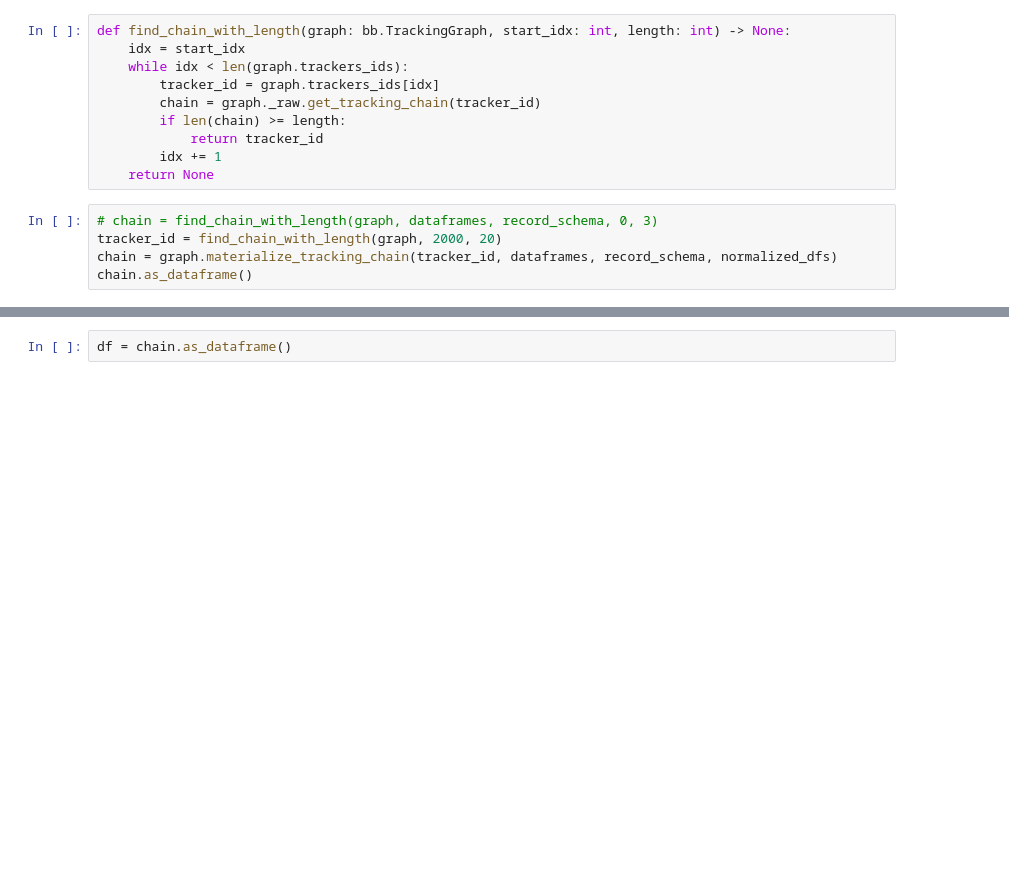
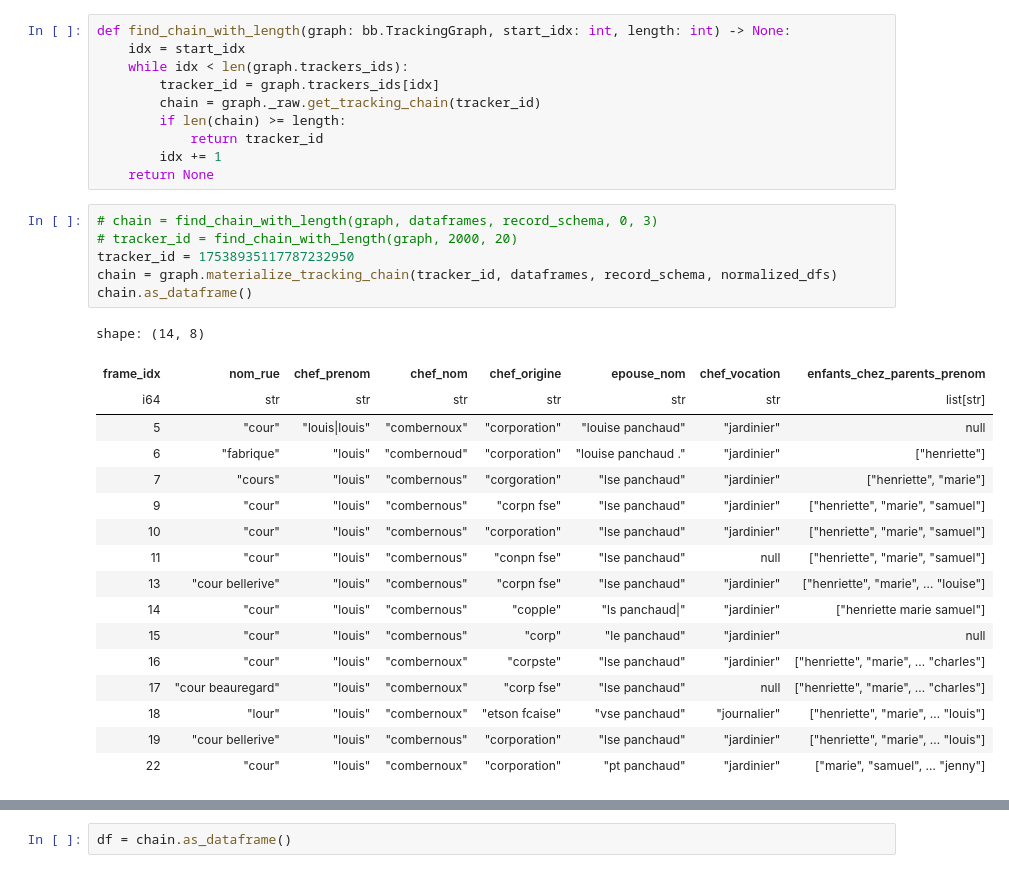
Before and after one commit to Plouc314/blitzbeaver, a Jupyter notebook: notebooks/test.ipynb, the cells around one changed output, grey strips where cells are left out. Saved outputs shown, nothing was run; the diff lists cells and outputs as text; blank space fills up the shorter version.

```diff
--- a/notebooks/test.ipynb
+++ b/notebooks/test.ipynb
@@ -248,8 +259,27 @@ def find_chain_with_length(graph: bb.TrackingGraph, start_idx: int, length: int)
     return None
 # %%
 # chain = find_chain_with_length(graph, dataframes, record_schema, 0, 3)
-tracker_id = find_chain_with_length(graph, 2000, 20)
+# tracker_id = find_chain_with_length(graph, 2000, 20)
+tracker_id = 17538935117787232950
 chain = graph.materialize_tracking_chain(tracker_id, dataframes, record_schema, normalized_dfs)
 chain.as_dataframe()
+# %% [output]
+shape: (14, 8)
+| frame_idx | nom_rue | chef_prenom | chef_nom | chef_origine | epouse_nom | chef_vocation | enfants_chez_parents_prenom |
+| i64 | str | str | str | str | str | str | list[str] |
+| 5 | "cour" | "louis|louis" | "combernoux" | "corporation" | "louise panchaud" | "jardinier" | null |
+| 6 | "fabrique" | "louis" | "combernoud" | "corporation" | "louise panchaud ." | "jardinier" | ["henriette"] |
+| 7 | "cours" | "louis" | "combernous" | "corgoration" | "lse panchaud" | "jardinier" | ["henriette", "marie"] |
+| 9 | "cour" | "louis" | "combernous" | "corpn fse" | "lse panchaud" | "jardinier" | ["henriette", "marie", "samuel"] |
+| 10 | "cour" | "louis" | "combernous" | "corporation" | "lse panchaud" | "jardinier" | ["henriette", "marie", "samuel"] |
+| 11 | "cour" | "louis" | "combernous" | "conpn fse" | "lse panchaud" | null | ["henriette", "marie", "samuel"] |
+| 13 | "cour bellerive" | "louis" | "combernous" | "corpn fse" | "lse panchaud" | "jardinier" | ["henriette", "marie", … "louise"] |
+| 14 | "cour" | "louis" | "combernous" | "copple" | "ls panchaud|" | "jardinier" | ["henriette marie samuel"] |
+| 15 | "cour" | "louis" | "combernous" | "corp" | "le panchaud" | "jardinier" | null |
+| 16 | "cour" | "louis" | "combernoux" | "corpste" | "lse panchaud" | "jardinier" | ["henriette", "marie", … "charles"] |
+| 17 | "cour beauregard" | "louis" | "combernoux" | "corp fse" | "lse panchaud" | null | ["henriette", "marie", … "charles"] |
+| 18 | "lour" | "louis" | "combernoux" | "etson fcaise" | "vse panchaud" | "journalier" | ["henriette", "marie", … "louis"] |
+| 19 | "cour bellerive" | "louis" | "combernous" | "corporation" | "lse panchaud" | "jardinier" | ["henriette", "marie", … "louis"] |
+| 22 | "cour" | "louis" | "combernoux" | "corporation" | "pt panchaud" | "jardinier" | ["marie", "samuel", … "jenny"] |
 # %%
 chain.as_dataframe(normalized=True)
```
Also changed, not shown: parts of 14 cells of this notebook, 10 other files.
